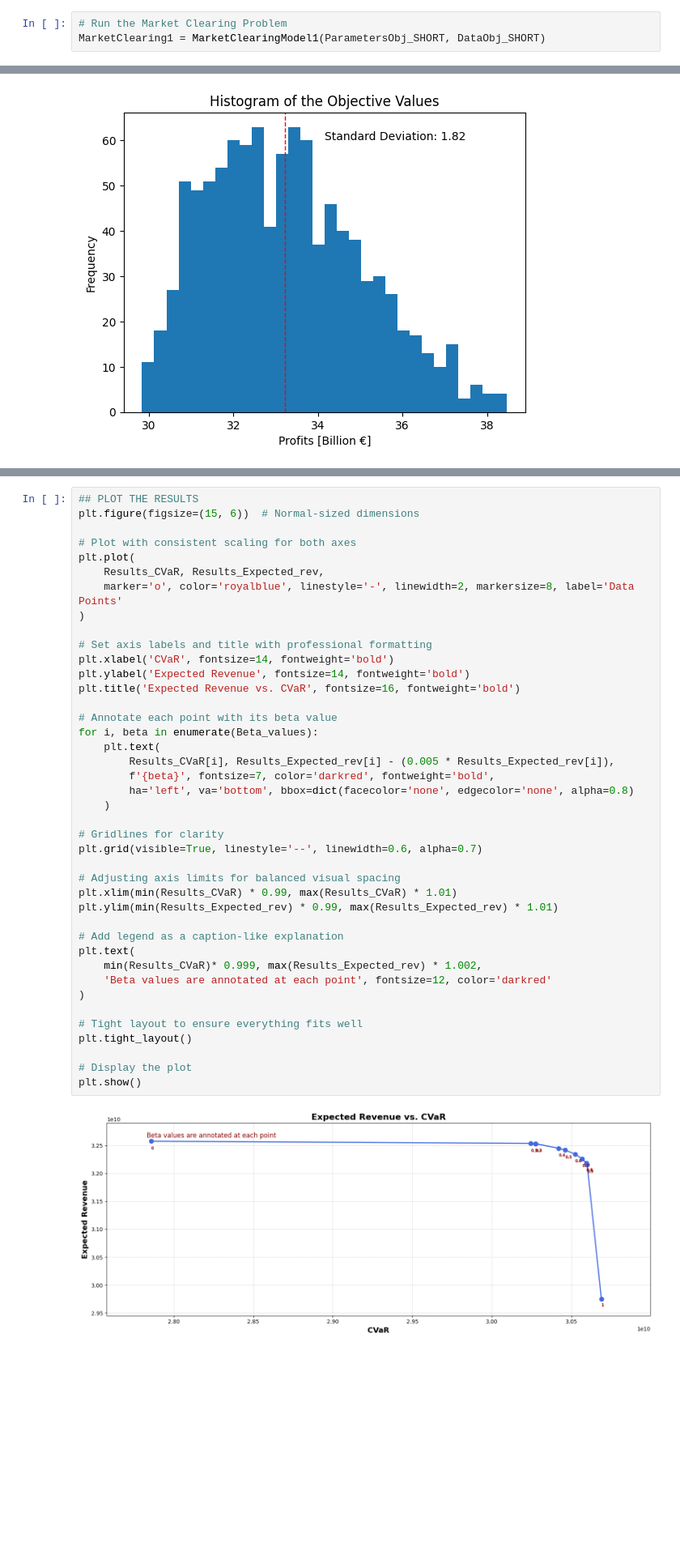
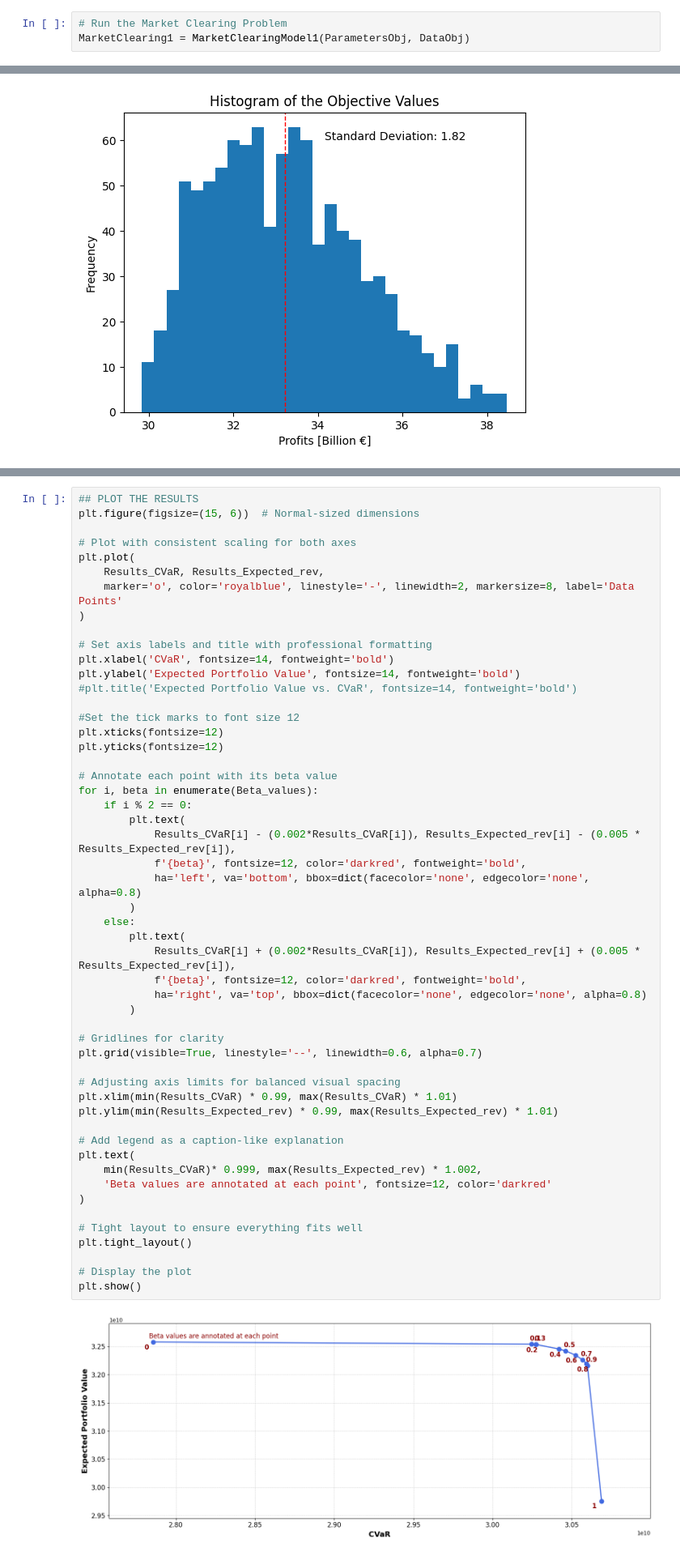
Before and after one commit to bioapfelsaft123/Opti, a Jupyter notebook: AssignmentV2/Main Code/Assignment_Class.ipynb, the cells around one changed output, grey strips where cells are left out. Shown: that part at 81% size. Cells and saved outputs as stored; diff of their text form; blank space fills up the shorter version.

```diff
--- a/AssignmentV2/Main Code/Assignment_Class.ipynb
+++ b/AssignmentV2/Main Code/Assignment_Class.ipynb
@@ -49,5 +49,5 @@ DataObj = InputData(Dem, Uti, Load_Z, Gen_E_OpCost, Gen_N_OpCost, Gen_N_MaxInvCa
 ### 1) Market Clearing
 # %%
 # Run the Market Clearing Problem
-MarketClearing1 = MarketClearingModel1(ParametersObj_SHORT, DataObj_SHORT)
+MarketClearing1 = MarketClearingModel1(ParametersObj, DataObj)
 # %% [output]
@@ -852,41 +852,52 @@ plt.figure(figsize=(15, 6))  # Normal-sized dimensions
 plt.plot(
     Results_CVaR, Results_Expected_rev,
     marker='o', color='royalblue', linestyle='-', linewidth=2, markersize=8, label='Data Points'
 )
 
 # Set axis labels and title with professional formatting
 plt.xlabel('CVaR', fontsize=14, fontweight='bold')
-plt.ylabel('Expected Revenue', fontsize=14, fontweight='bold')
-plt.title('Expected Revenue vs. CVaR', fontsize=16, fontweight='bold')
+plt.ylabel('Expected Portfolio Value', fontsize=14, fontweight='bold')
+#plt.title('Expected Portfolio Value vs. CVaR', fontsize=14, fontweight='bold')
+
+#Set the tick marks to font size 12
+plt.xticks(fontsize=12)
+plt.yticks(fontsize=12)
 
 # Annotate each point with its beta value
 for i, beta in enumerate(Beta_values):
-    plt.text(
-        Results_CVaR[i], Results_Expected_rev[i] - (0.005 * Results_Expected_rev[i]),
-        f'{beta}', fontsize=7, color='darkred', fontweight='bold',
-        ha='left', va='bottom', bbox=dict(facecolor='none', edgecolor='none', alpha=0.8)
-    )
+    if i % 2 == 0:
+        plt.text(
+            Results_CVaR[i] - (0.002*Results_CVaR[i]), Results_Expected_rev[i] - (0.005 * Results_Expected_rev[i]),
+            f'{beta}', fontsize=12, color='darkred', fontweight='bold',
+            ha='left', va='bottom', bbox=dict(facecolor='none', edgecolor='none', alpha=0.8)
+        )
+    else:
+        plt.text(
+            Results_CVaR[i] + (0.002*Results_CVaR[i]), Results_Expected_rev[i] + (0.005 * Results_Expected_rev[i]),
+            f'{beta}', fontsize=12, color='darkred', fontweight='bold',
+            ha='right', va='top', bbox=dict(facecolor='none', edgecolor='none', alpha=0.8)
+        )
 
 # Gridlines for clarity
 plt.grid(visible=True, linestyle='--', linewidth=0.6, alpha=0.7)
 
 # Adjusting axis limits for balanced visual spacing
 plt.xlim(min(Results_CVaR) * 0.99, max(Results_CVaR) * 1.01)
 plt.ylim(min(Results_Expected_rev) * 0.99, max(Results_Expected_rev) * 1.01)
 
 # Add legend as a caption-like explanation
 plt.text(
     min(Results_CVaR)* 0.999, max(Results_Expected_rev) * 1.002,
     'Beta values are annotated at each point', fontsize=12, color='darkred'
 )
 
 # Tight layout to ensure everything fits well
 plt.tight_layout()
 
 # Display the plot
 plt.show()
 # %% [output]
-[figure, old version]
+[figure, new version]
 # %% [markdown]
 # Comparing Results from all models
 # %%
```
Also changed, not shown: parts of 9 cells of this notebook.
